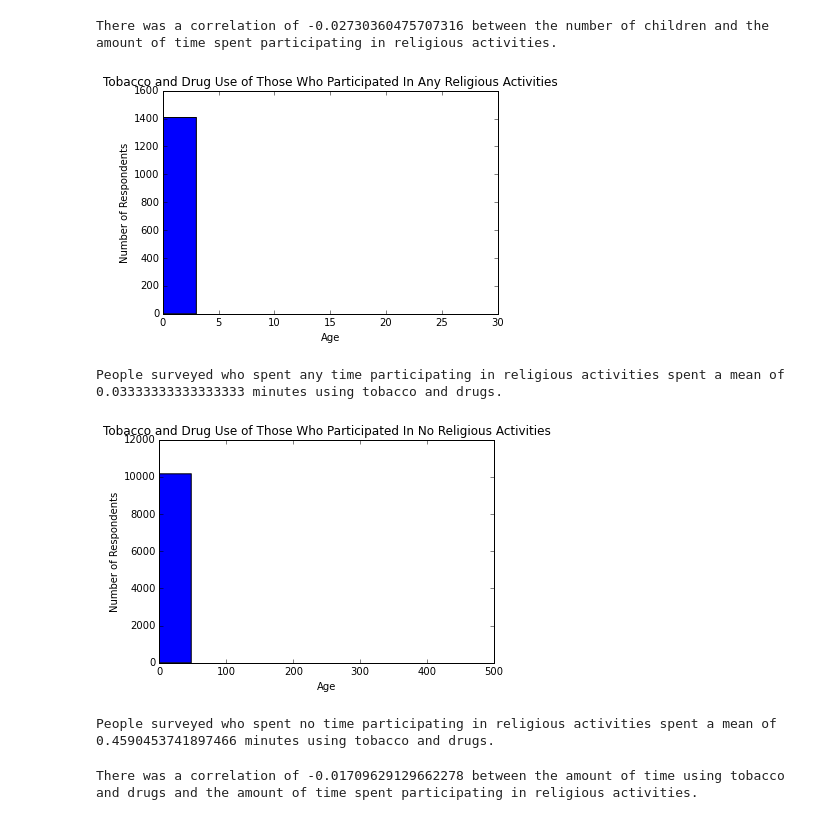
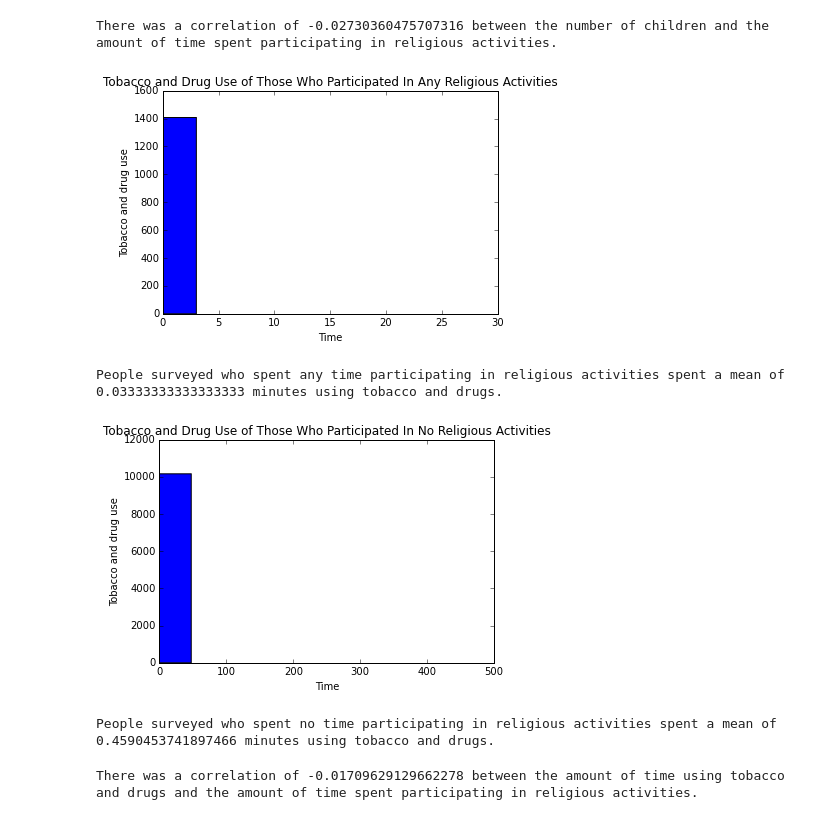
Before and after one commit to TylerKotkin/atus-analysis, a Jupyter notebook: atus_analysis.ipynb, the cells around one changed output. Saved outputs shown, nothing was run; the diff lists cells and outputs as text; code cells hidden in the pictures.

```diff
--- a/atus_analysis.ipynb
+++ b/atus_analysis.ipynb
@@ -419,22 +419,22 @@ print('There was a correlation of {} between the number of children and the amou
 There was a correlation of -0.02730360475707316 between the number of children and the amount of time spent participating in religious activities.
 # %%
 any_religious_data['Tobacco and drug use'].plot(kind='hist', title='Tobacco and Drug Use of Those Who Participated In Any Religious Activities')
-plt.xlabel('Age')
-plt.ylabel('Number of Respondents')
+plt.xlabel('Time')
+plt.ylabel('Tobacco and drug use')
 plt.show()
 
 print('People surveyed who spent any time participating in religious activities spent a mean of {} minutes using tobacco and drugs.'.format(any_religious_data['Tobacco and drug use'].mean()))
 
 no__religious_data['Tobacco and drug use'].plot(kind='hist', title='Tobacco and Drug Use of Those Who Participated In No Religious Activities')
-plt.xlabel('Age')
-plt.ylabel('Number of Respondents')
+plt.xlabel('Time')
+plt.ylabel('Tobacco and drug use')
 plt.show()
 
 print('People surveyed who spent no time participating in religious activities spent a mean of {} minutes using tobacco and drugs.'.format(no__religious_data['Tobacco and drug use'].mean()))
 # %% [output]
-[figure, old version]
+[figure, new version]
 People surveyed who spent any time participating in religious activities spent a mean of 0.03333333333333333 minutes using tobacco and drugs.
-[figure, old version]
+[figure, new version]
 People surveyed who spent no time participating in religious activities spent a mean of 0.4590453741897466 minutes using tobacco and drugs.
 # %%
 print('There was a correlation of {} between the amount of time using tobacco and drugs and the amount of time spent participating in religious activities.'.format( total_religious_data['Tobacco and drug use'].corr(total_religious_data['all_religious_activity'])))
```
Also changed, not shown: parts of 1 cell of this notebook.
